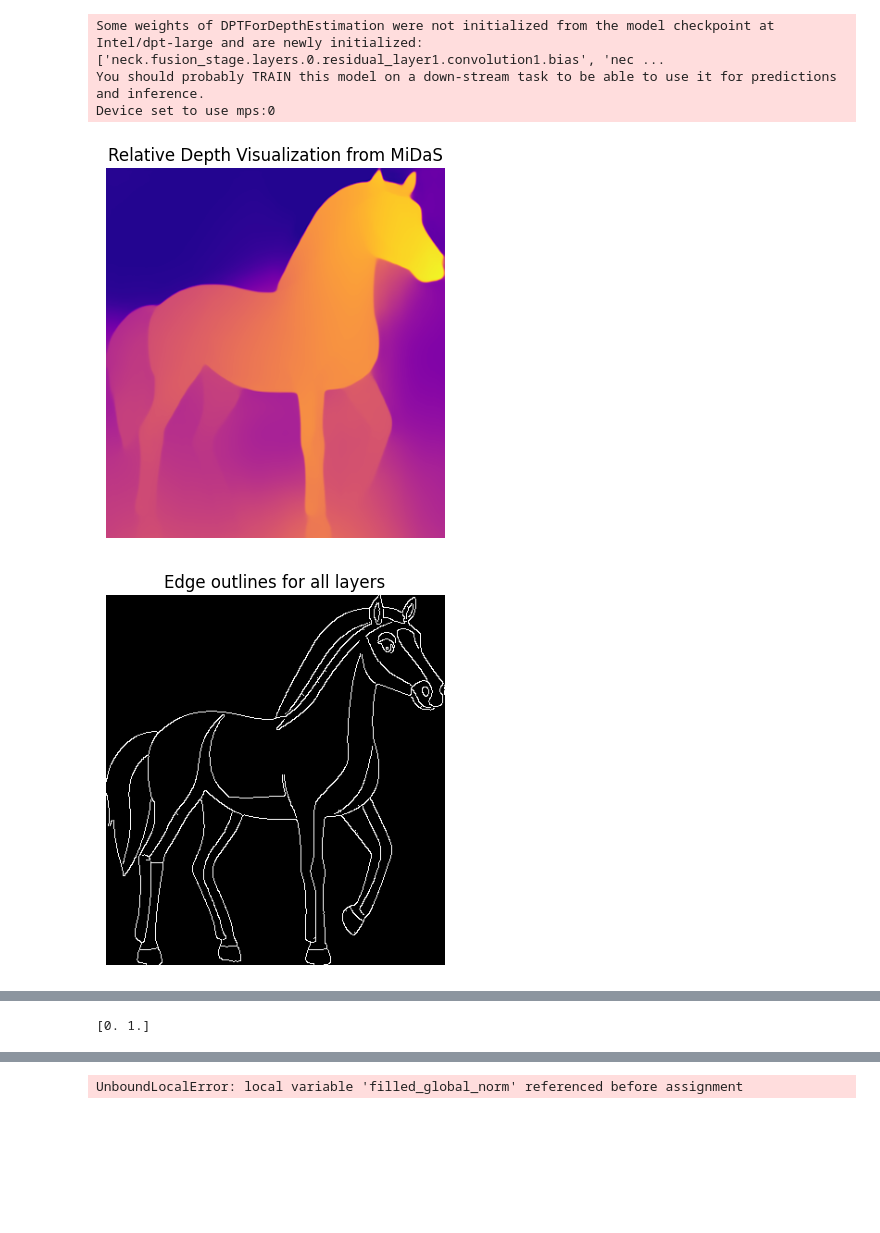
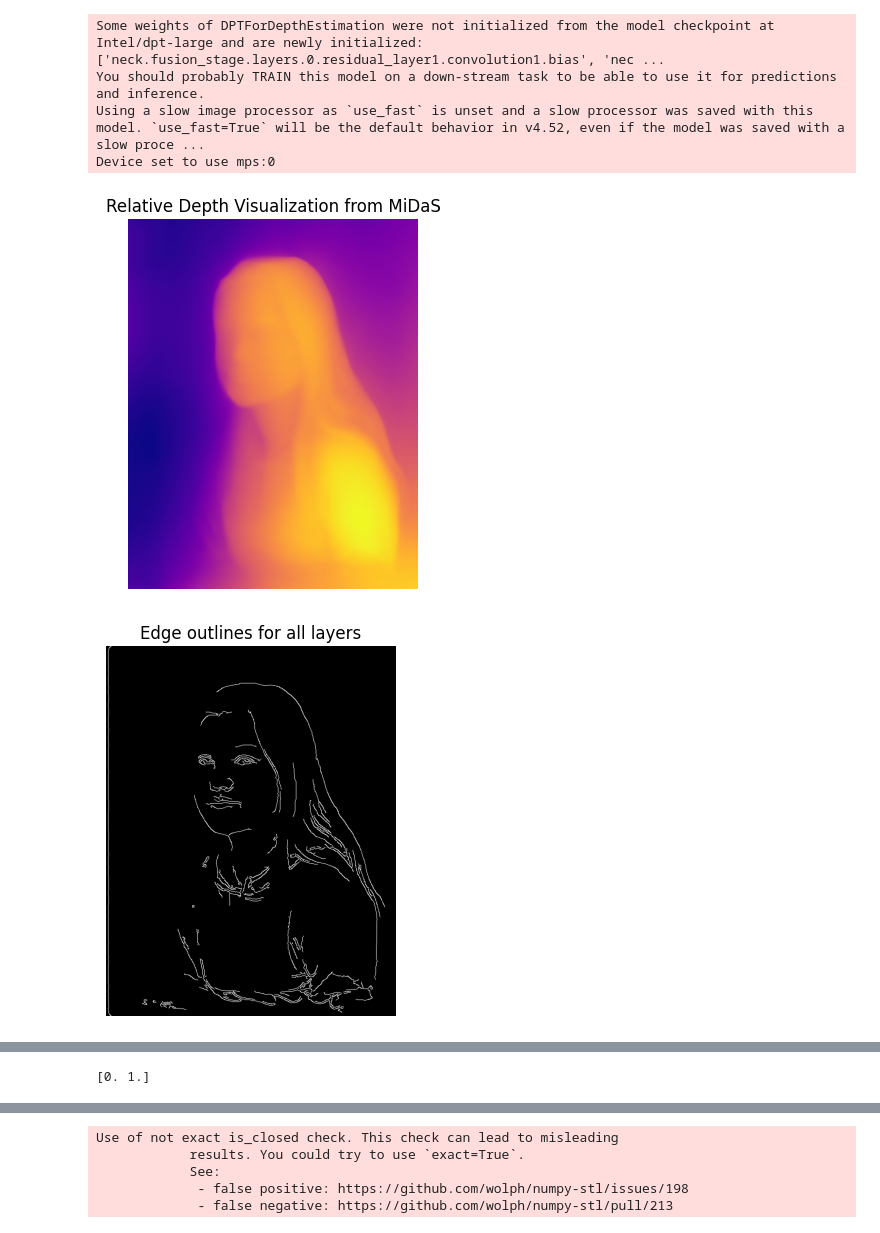
Before and after one commit to myfeng10/Reliefify, a Jupyter notebook: depth_edge_dialated_based.ipynb, the cells around one changed output, grey strips where cells are left out. Drawn from its saved outputs; the diff is of its cells as text; code cells hidden in the pictures; blank space fills up the shorter version.

```diff
--- a/depth_edge_dialated_based.ipynb
+++ b/depth_edge_dialated_based.ipynb
@@ -190,7 +190,7 @@ def create_watertight_mesh(normalized_depth, img_rgb, scale, base_thickness, det
     # Define a kernel for dilation (adjust size as needed)
     kernel = np.ones((3, 3), np.uint8)
     # Dilate the edge map to thicken edges
-    global_edges_dilated = cv2.dilate(global_edges, kernel, iterations=1)
+    global_edges_dilated = cv2.dilate(global_edges, kernel, iterations=3)
 
     filled_global = fill_inner_area_from_edges(global_edges)
 
@@ -300,14 +300,15 @@ def generate_printable_model(image_path, scale=150, base_thickness=8, detail_sca
 # %%
 
 generate_printable_model(
-    image_path="image/simple_cartoon/horse.png",
+    image_path="image/baseline/girl_figure.png",
     scale=100,
     base_thickness=10,
     detail_scale = 10,
-    stl_filename="model/dev/horse.stl")
+    stl_filename="model/depth_edge_dilated/girl_figure.stl")
 # %% [output]
 Some weights of DPTForDepthEstimation were not initialized from the model checkpoint at Intel/dpt-large and are newly initialized: ['neck.fusion_stage.layers.0.residual_layer1.convolution1.bias', 'nec ...
 You should probably TRAIN this model on a down-stream task to be able to use it for predictions and inference.
+Using a slow image processor as `use_fast` is unset and a slow processor was saved with this model. `use_fast=True` will be the default behavior in v4.52, even if the model was saved with a slow proce ...
 Device set to use mps:0
-[figure, old version]
+[figure, new version]
-[figure, old version]
+[figure, new version]
@@ -320 +322,5 @@ Device set to use mps:0
-UnboundLocalError: local variable 'filled_global_norm' referenced before assignment
+Use of not exact is_closed check. This check can lead to misleading
+            results. You could try to use `exact=True`.
+            See:
+             - false positive: https://github.com/wolph/numpy-stl/issues/198
+             - false negative: https://github.com/wolph/numpy-stl/pull/213
```
Also changed, not shown: parts of 1 cell of this notebook, 5 other files.
